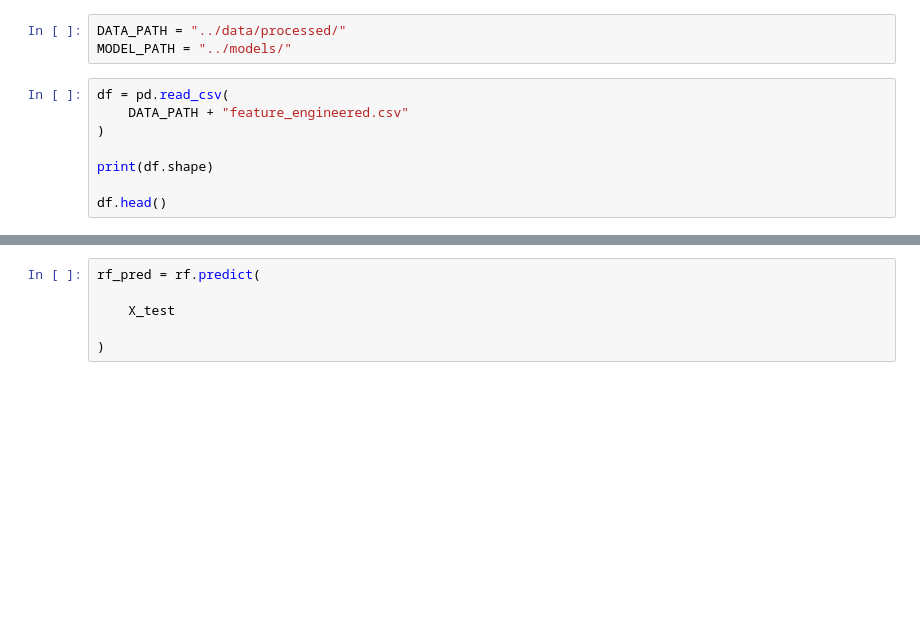
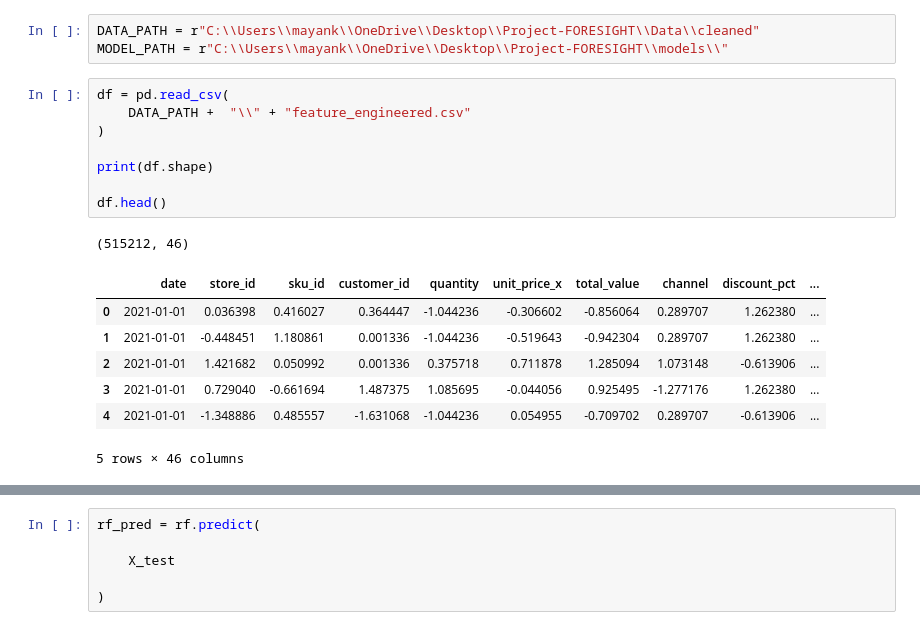
Before and after one commit to Mayankchauhan008/Project-FORESIGHT, a Jupyter notebook: notebooks/05_Demand_Forecasting.ipynb, the cells around one changed output, grey strips where cells are left out. Drawn from its saved outputs; the diff is of its cells as text; blank space fills up the shorter version.

```diff
--- a/notebooks/05_Demand_Forecasting.ipynb
+++ b/notebooks/05_Demand_Forecasting.ipynb
@@ -28,13 +30,22 @@ print("Libraries Imported Successfully")
-# %%
-DATA_PATH = "../data/processed/"
-MODEL_PATH = "../models/"
+# %%
+DATA_PATH = r"C:\\Users\\mayank\\OneDrive\\Desktop\\Project-FORESIGHT\\Data\\cleaned"
+MODEL_PATH = r"C:\\Users\\mayank\\OneDrive\\Desktop\\Project-FORESIGHT\\models\\"
 # %%
 df = pd.read_csv(
-    DATA_PATH + "feature_engineered.csv"
+    DATA_PATH +  "\\" + "feature_engineered.csv"
 )
 
 print(df.shape)
 
 df.head()
+# %% [output]
+(515212, 46)
+|  | date | store_id | sku_id | customer_id | quantity | unit_price_x | total_value | channel | discount_pct | ... |
+| 0 | 2021-01-01 | 0.036398 | 0.416027 | 0.364447 | -1.044236 | -0.306602 | -0.856064 | 0.289707 | 1.262380 | ... |
+| 1 | 2021-01-01 | -0.448451 | 1.180861 | 0.001336 | -1.044236 | -0.519643 | -0.942304 | 0.289707 | 1.262380 | ... |
+| 2 | 2021-01-01 | 1.421682 | 0.050992 | 0.001336 | 0.375718 | 0.711878 | 1.285094 | 1.073148 | -0.613906 | ... |
+| 3 | 2021-01-01 | 0.729040 | -0.661694 | 1.487375 | 1.085695 | -0.044056 | 0.925495 | -1.277176 | 1.262380 | ... |
+| 4 | 2021-01-01 | -1.348886 | 0.485557 | -1.631068 | -1.044236 | 0.054955 | -0.709702 | 0.289707 | -0.613906 | ... |
+5 rows × 46 columns
 # %%
 df.columns.tolist()
```
Also changed, not shown: parts of 33 cells of this notebook, 7 other files.
